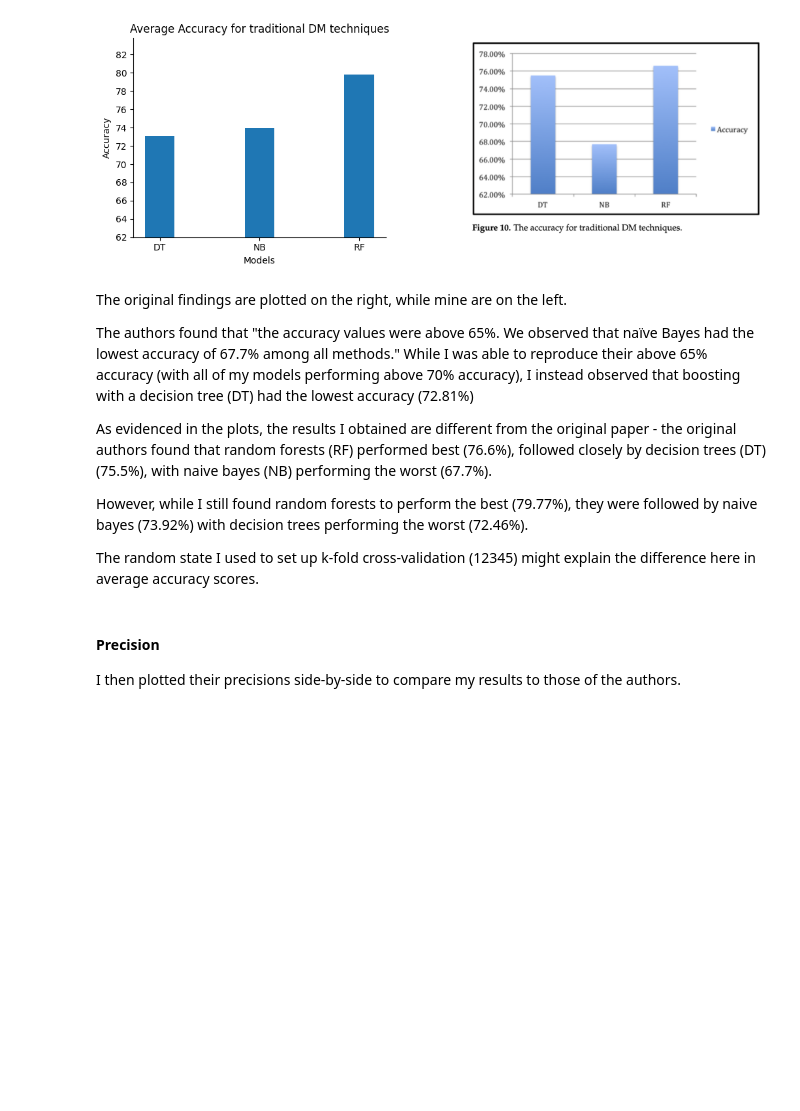
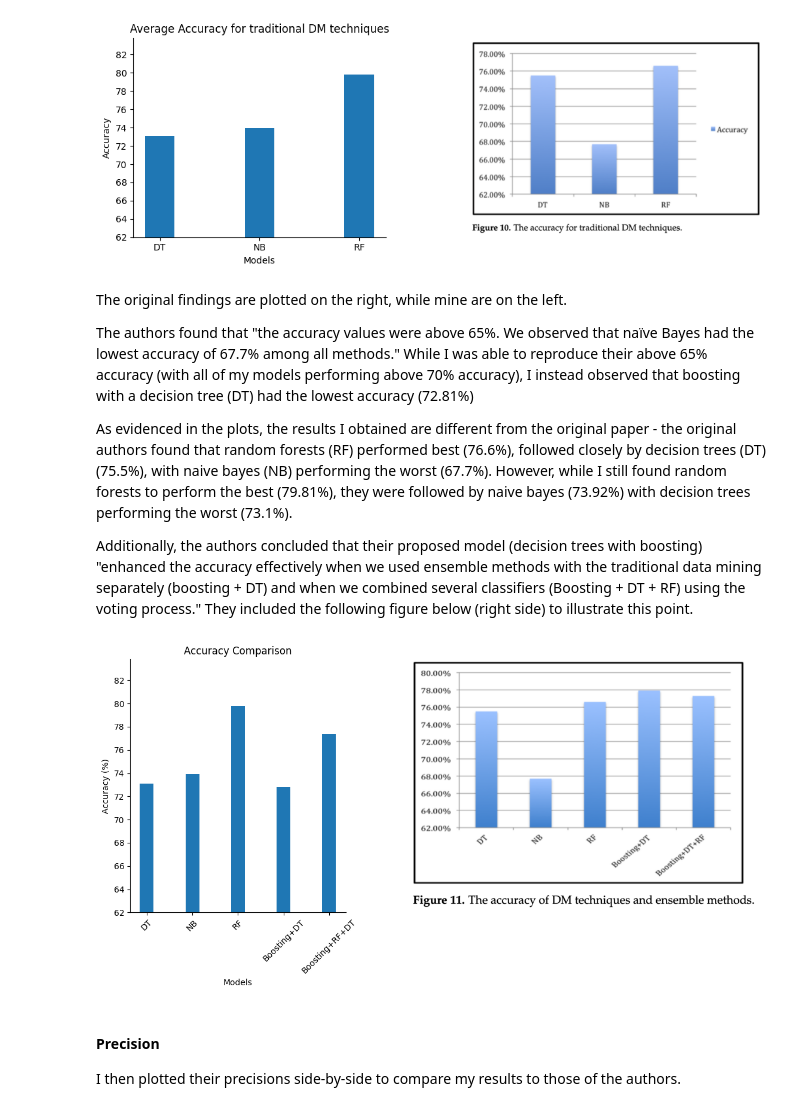
Before and after one commit to ucsd-psych201a/alsulami2023, a Jupyter notebook: writeup/Reproducibility Report.ipynb, the cells around one changed output. Drawn from its saved outputs; the diff is of its cells as text; code cells hidden in the pictures; blank space fills up the shorter version.

Commit message:
Finished accuracy comparison

```diff
--- a/writeup/Reproducibility Report.ipynb
+++ b/writeup/Reproducibility Report.ipynb
@@ -553,7 +553,14 @@ nb = GaussianNB()
 results['NB'] = evaluate_model(nb, X, Y)
 
 # Random Forest
-rf = RandomForestClassifier()
+rf = RandomForestClassifier(
+#     n_estimators=100,        # Equivalent to -I 100 (number of trees)
+#     max_features='sqrt',      # Equivalent to -K 0 (use all features)
+#     min_samples_split=2,      # Equivalent to -M 1.0 (minimum samples for split)
+#     min_samples_leaf=1,       # Equivalent to -M 1.0 (minimum samples per leaf)
+#     random_state=1,           # Equivalent to -S 1 (random seed for reproducibility)
+#     n_jobs=1                  # Equivalent to -num-slots 1 (number of threads)
+)
 results['RF'] = evaluate_model(rf, X, Y)
 # %%
 results
@@ -727,11 +734,40 @@ The original findings are plotted on the right, while mine are on the left.
 
 The authors found that "the accuracy values were above 65%. We observed that naïve Bayes had the lowest accuracy of 67.7% among all methods." While I was able to reproduce their above 65% accuracy (with all of my models performing above 70% accuracy), I instead observed that boosting with a decision tree (DT) had the lowest accuracy (72.81%)
 
-As evidenced in the plots, the results I obtained are different from the original paper - the original authors found that random forests (RF) performed best (76.6%), followed closely by decision trees (DT) (75.5%), with naive bayes (NB) performing the worst (67.7%).
+As evidenced in the plots, the results I obtained are different from the original paper - the original authors found that random forests (RF) performed best (76.6%), followed closely by decision trees (DT) (75.5%), with naive bayes (NB) performing the worst (67.7%). However, while I still found random forests to perform the best (79.81%), they were followed by naive bayes (73.92%) with decision trees performing the worst (73.1%).
 
-However, while I still found random forests to perform the best (79.77%), they were followed by naive bayes (73.92%) with decision trees performing the worst (72.46%).
-
-The random state I used to set up k-fold cross-validation (12345) might explain the difference here in average accuracy scores.
+Additionally, the authors concluded that their proposed model (decision trees with boosting) "enhanced the accuracy effectively when we used ensemble methods with the traditional data mining separately (boosting + DT) and when we combined several classifiers (Boosting + DT + RF) using the voting process." They included the following figure below (right side) to illustrate this point.
+# %%
+# Code to plot my models accuracy:
+
+selected_models = ['DT', 'NB', 'RF', 'Boosting+DT', 'Boosting+RF+DT']
+accuracies = [results[model][0] for model in selected_models]
+
+# Load in og figure
+img = mpimg.imread('images/accuracy of dm and dt ensemble.png')
+
+# Create subplots (1 row, 2 columns)
+fig, ax = plt.subplots(1, 2, figsize=(12, 6), gridspec_kw={'width_ratios': [1, 2]})
+
+# Plot the bar chart for accuracies
+ax[0].bar(selected_models, accuracies, width=0.3)
+ax[0].set_title("Accuracy Comparison")
+ax[0].set_xlabel("Models")
+ax[0].set_ylabel("Accuracy (%)")
+ax[0].set_ylim(62.00)
+ax[0].set_yticks(range(62, int(max(accuracies) + 4), 2))
+ax[0].tick_params(axis='x', rotation=45)
+ax[0].spines['top'].set_visible(False)
+ax[0].spines['right'].set_visible(False)
+
+# Display the image
+ax[1].imshow(img)
+ax[1].axis("off")  # Turn off axes for the image
+
+# Adjust layout and show the plot
+plt.tight_layout()
+# %% [output]
+[figure, added]
 # %% [markdown]
 #### Precision
 
```
Also changed, not shown: parts of 1 cell of this notebook, 1 other file.
